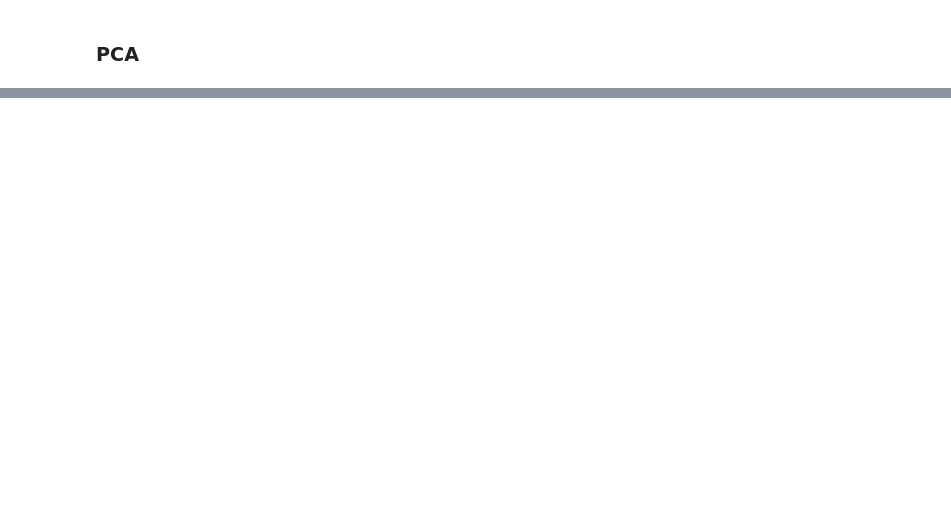
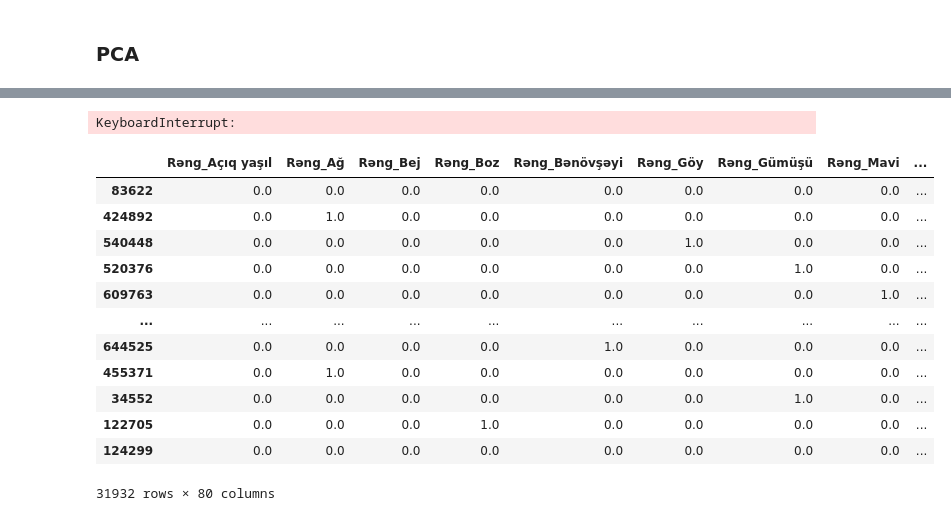
Before and after one commit to nzrv0/Machine-Learning, a Jupyter notebook: regression.ipynb, the cells around one changed output, grey strips where cells are left out. Cells and saved outputs as stored; diff of their text form; code cells hidden in the pictures; blank space fills up the shorter version.

```diff
--- a/regression.ipynb
+++ b/regression.ipynb
@@ -276,0 +261,17 @@ numerical_values = ["price_x", "production_year", "kilometrage_num", "Hourse Pow
+# %%
+from sklearn.preprocessing import LabelEncoder, OneHotEncoder
+
+label_encode = LabelEncoder()
+for item in some_categoricals:
+    df_test[item] = label_encode.fit_transform(df_test[item])
+# %%
+onehot_encode = OneHotEncoder(sparse_output=False)
+
+# categorical_values = ["Sürətlər qutusu", "Fuel Type", "Ötürücü", "Vəziyyəti"]
+
+for item in categorical_values:
+    encoded_future1 = onehot_encode.fit_transform(df_test[item].to_numpy().reshape(-1,1))
+    encoded_future1 = pd.DataFrame(encoded_future1, columns=onehot_encode.get_feature_names_out([item]), index=df_test[item].index)
+    df_test = pd.concat([encoded_future1, df_test], axis=1)
+# %%
+df_test = df_test.drop(columns=categorical_values)
@@ -277 +281,6 @@ numerical_values = ["price_x", "production_year", "kilometrage_num", "Hourse Pow
+# %%
+from sklearn.preprocessing import StandardScaler
+stand_scale = StandardScaler()
+for item in numerical_values:
+    df_test[item] = stand_scale.fit_transform(df_test[[item]])
 # %%
@@ -433,0 +410,8 @@ r2_score(y_test, gprt_pred), mean_absolute_error(y_test, gprt_pred), mean_square
+# %%
+from sklearn.ensemble import AdaBoostRegressor
+
+ada_boost = AdaBoostRegressor(ran_for, random_state=42, n_estimators=20)
+ada_boost.fit(X_train, y_train)
+ada_pred = ada_boost.predict(X_test)
+# %% [output]
+KeyboardInterrupt:
@@ -433,0 +420,16 @@ r2_score(y_test, gprt_pred), mean_absolute_error(y_test, gprt_pred), mean_square
+# %%
+df_test
+# %% [output]
+|  | Rəng_Açıq yaşıl | Rəng_Ağ | Rəng_Bej | Rəng_Boz | Rəng_Bənövşəyi | Rəng_Göy | Rəng_Gümüşü | Rəng_Mavi | ... |
+| 83622 | 0.0 | 0.0 | 0.0 | 0.0 | 0.0 | 0.0 | 0.0 | 0.0 | ... |
+| 424892 | 0.0 | 1.0 | 0.0 | 0.0 | 0.0 | 0.0 | 0.0 | 0.0 | ... |
+| 540448 | 0.0 | 0.0 | 0.0 | 0.0 | 0.0 | 1.0 | 0.0 | 0.0 | ... |
+| 520376 | 0.0 | 0.0 | 0.0 | 0.0 | 0.0 | 0.0 | 1.0 | 0.0 | ... |
+| 609763 | 0.0 | 0.0 | 0.0 | 0.0 | 0.0 | 0.0 | 0.0 | 1.0 | ... |
+| ... | ... | ... | ... | ... | ... | ... | ... | ... | ... |
+| 644525 | 0.0 | 0.0 | 0.0 | 0.0 | 1.0 | 0.0 | 0.0 | 0.0 | ... |
+| 455371 | 0.0 | 1.0 | 0.0 | 0.0 | 0.0 | 0.0 | 0.0 | 0.0 | ... |
+| 34552 | 0.0 | 0.0 | 0.0 | 0.0 | 0.0 | 0.0 | 1.0 | 0.0 | ... |
+| 122705 | 0.0 | 0.0 | 0.0 | 1.0 | 0.0 | 0.0 | 0.0 | 0.0 | ... |
+| 124299 | 0.0 | 0.0 | 0.0 | 0.0 | 0.0 | 0.0 | 0.0 | 0.0 | ... |
+31932 rows × 80 columns
```
Also changed, not shown: parts of 44 cells of this notebook.
